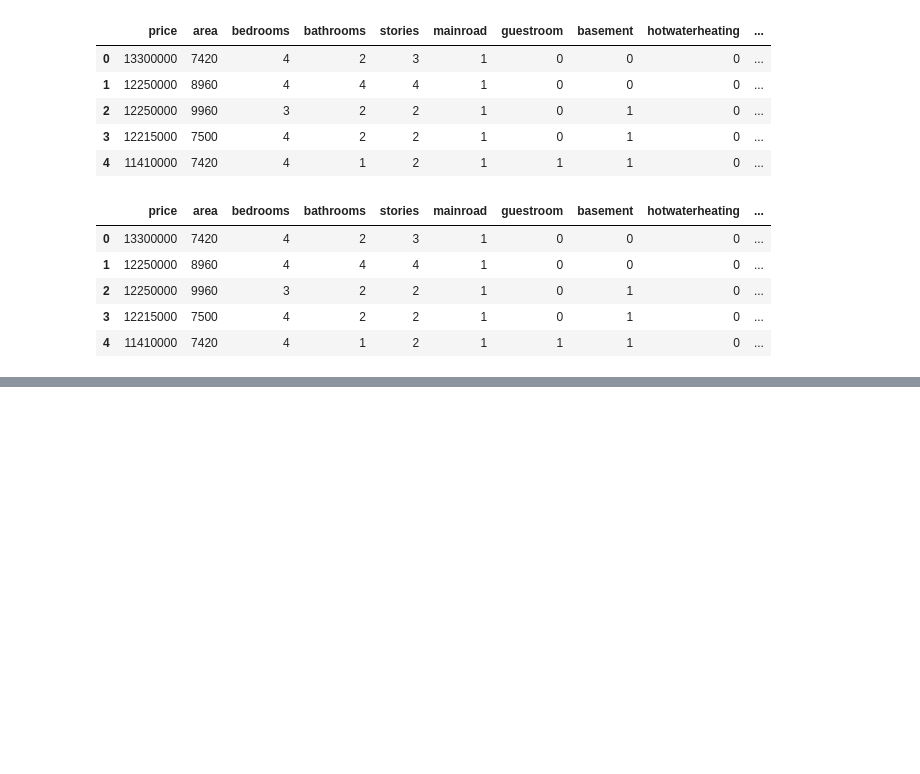
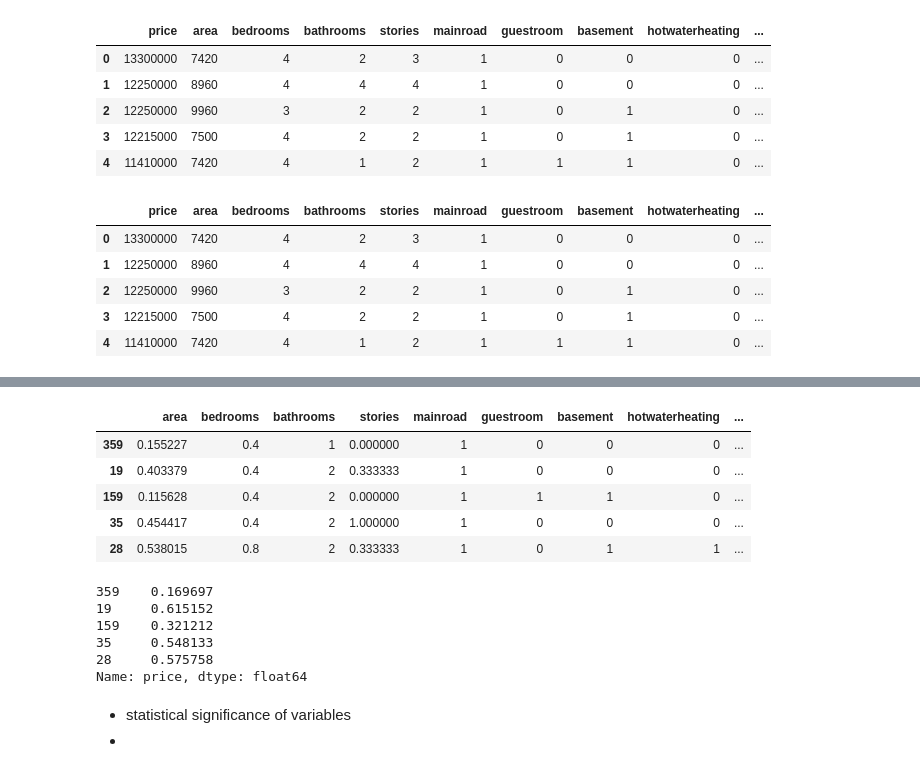
Before and after one commit to sachinmahale/Multiple_Linear_Regression, a Jupyter notebook: multiple_linear_regression.ipynb, the cells around one changed output, grey strips where cells are left out. Saved outputs shown, nothing was run; the diff lists cells and outputs as text; code cells hidden in the pictures; blank space fills up the shorter version.

```diff
--- a/multiple_linear_regression.ipynb
+++ b/multiple_linear_regression.ipynb
@@ -165,0 +241,25 @@ housing.head()
+# %%
+# X_train, y_train
+y_train = df_train.pop('price')
+X_train = df_train
+# %%
+X_train.head()
+# %% [output]
+|  | area | bedrooms | bathrooms | stories | mainroad | guestroom | basement | hotwaterheating | ... |
+| 359 | 0.155227 | 0.4 | 1 | 0.000000 | 1 | 0 | 0 | 0 | ... |
+| 19 | 0.403379 | 0.4 | 2 | 0.333333 | 1 | 0 | 0 | 0 | ... |
+| 159 | 0.115628 | 0.4 | 2 | 0.000000 | 1 | 1 | 1 | 0 | ... |
+| 35 | 0.454417 | 0.4 | 2 | 1.000000 | 1 | 0 | 0 | 0 | ... |
+| 28 | 0.538015 | 0.8 | 2 | 0.333333 | 1 | 0 | 1 | 1 | ... |
+# %%
+y_train.head()
+# %% [output]
+359    0.169697
+19     0.615152
+159    0.321212
+35     0.548133
+28     0.575758
+Name: price, dtype: float64
+# %% [markdown]
+- statistical significance of variables
+-
```
Also changed, not shown: parts of 11 cells of this notebook.
